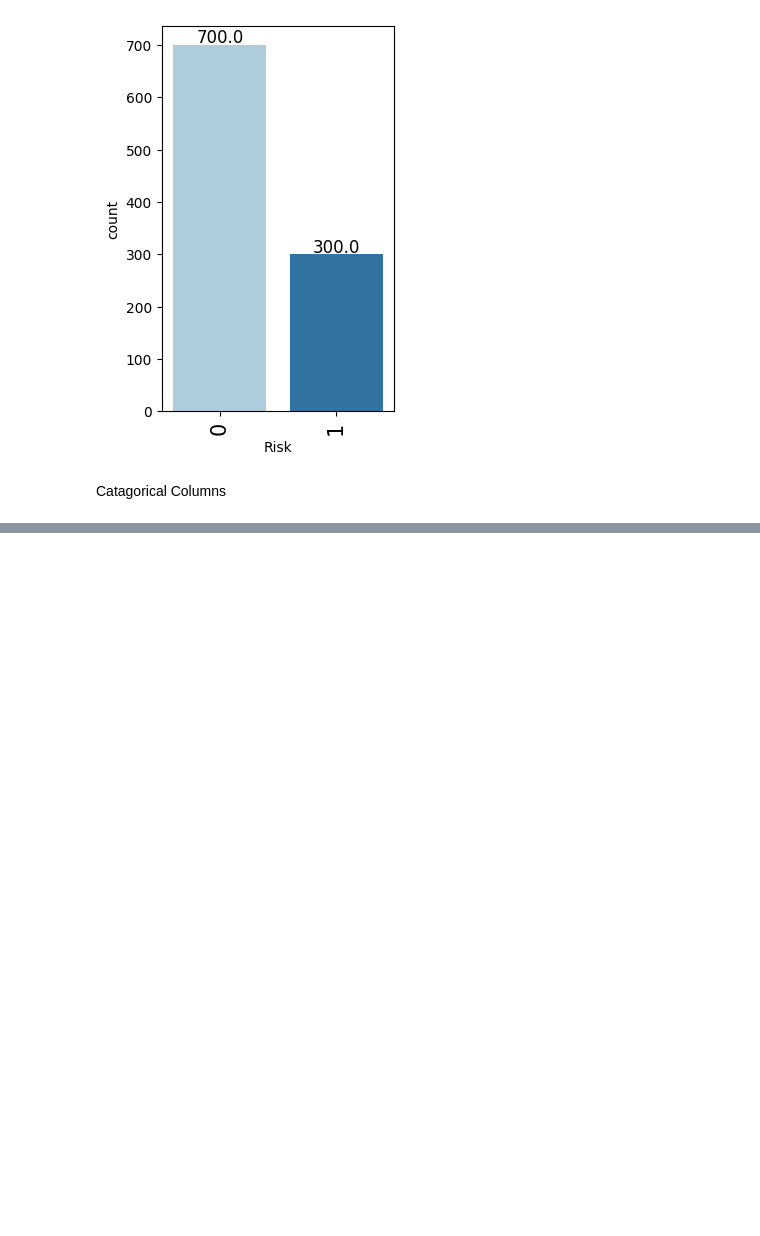
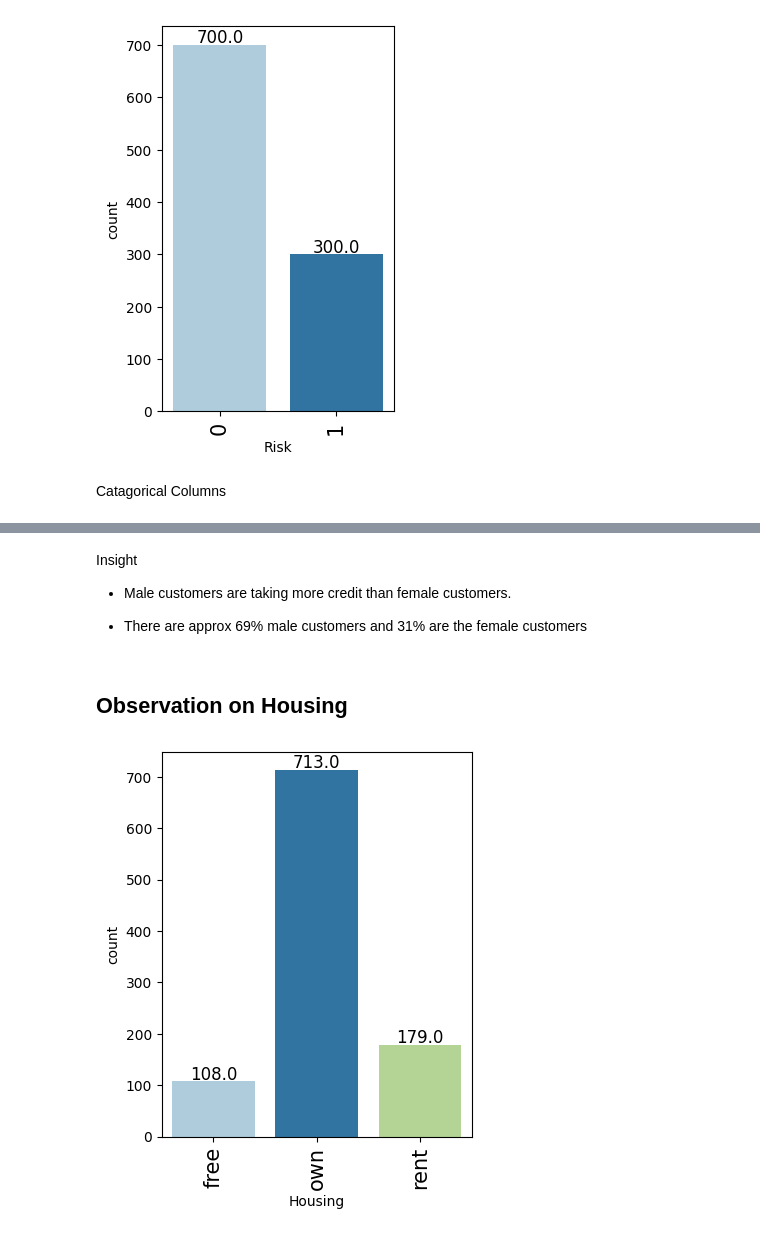
Before and after one commit to HunterKane/University-of-Texas-AI-ML-Projects-, a Jupyter notebook: Practice 2 Case Study - Credit Card Analysis/German_Credit_Analysis.ipynb, the cells around one changed output, grey strips where cells are left out. Drawn from its saved outputs; the diff is of its cells as text; code cells hidden in the pictures; blank space fills up the shorter version.

```diff
--- a/Practice 2 Case Study - Credit Card Analysis/German_Credit_Analysis.ipynb
+++ b/Practice 2 Case Study - Credit Card Analysis/German_Credit_Analysis.ipynb
@@ -504,0 +511,12 @@ Catagorical Columns
+# %% [markdown]
+Insight
+
+- Male customers are taking more credit than female customers.
+
+- There are approx 69% male customers and 31% are the female customers
+# %% [markdown]
+## Observation on Housing
+# %%
+labeled_barplot(data, "Housing")
+# %% [output]
+[figure, added]
```
Also changed, not shown: parts of 35 cells of this notebook.
